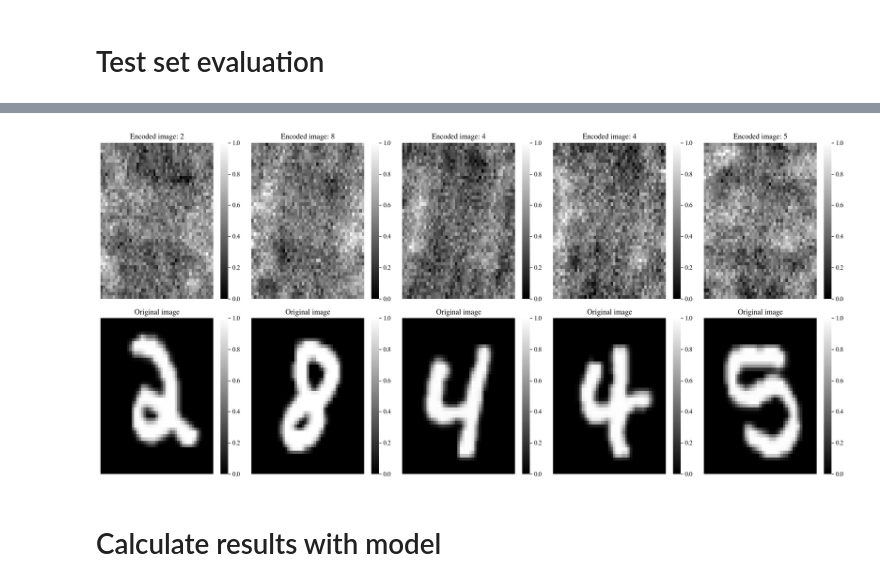
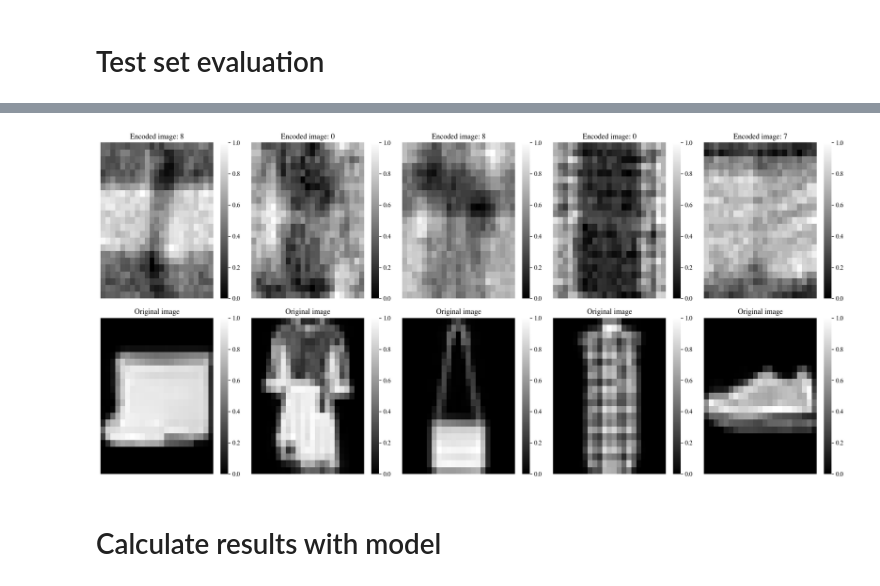
Before and after one commit to jornelasmunoz/UCM_Undergraduate_Research, a Jupyter notebook: jornelasmunoz/notebooks/evaluation_learn_decoder.ipynb, the cells around one changed output, grey strips where cells are left out. Cells and saved outputs as stored; diff of their text form; code cells hidden in the pictures.

```diff
--- a/jornelasmunoz/notebooks/evaluation_learn_decoder.ipynb
+++ b/jornelasmunoz/notebooks/evaluation_learn_decoder.ipynb
@@ -129,32 +154,9 @@ SSIM = StructuralSimilarityIndexMeasure()
 # %%
 # This is to load test sets with different levels of noise. Change level of noise
-model.params['snr'] = 1
+model.params['snr'] = 15
+model.params['dataset'] = 'Fashion'
+# Load data
+train_data, test_data, loaders = load_data(model.params)
 
-# Define transforms
-train_transform_list =[transforms.Grayscale(),
-                       transforms.ToTensor(),
-                       transforms.Resize(params['image_size'], antialias=True),
-                      ]
-# For noiseless data, just normalize values between [0,1]
-# If noise, add desired SNR noise
 if model.params.get('snr') is None:
-    train_transform_list.append(Normalize_01())
-else:
-    train_transform_list.append(Noise_dB(desired_snr=model.params['snr']))
-    train_transform_list.append(Normalize_01())
-
-train_transform = transforms.Compose(train_transform_list)
-target_transform = transforms.Compose(
-            [   transforms.Grayscale(),
-                transforms.ToTensor(),
-                transforms.Resize((params['image_size'],params['image_size']), antialias=True),
-                Normalize_01(),
-                ])
-
-# Define test set
-test_mnist_mura = MNIST_MURA('../data/MNIST/', params, transform=train_transform, target_transform=target_transform, train=False)
-testset = DataLoader(test_mnist_mura, batch_size=1, shuffle=True)
-
-#Fashion MNOST
-# test_fashion_mura = FashionMURA('../data/FashionMNIST/',  params, transform=train_transform, target_transform=target_transform, train=False)
-# testset = DataLoader(test_fashion_mura, batch_size=10, shuffle=True)
+    model.params['snr'] = 'noiseless'
@@ -161,29 +176,29 @@ testset = DataLoader(test_mnist_mura, batch_size=1, shuffle=True)
 # %%
 # Change plotting parameters
 plt.rcParams.update({
     "text.usetex": False,
     "font.family": "Times", #"Computer Modern Serif"
     "figure.figsize" : [17,8],
 })
 # Printing 25 random images from the test dataset
-random_samples = np.random.randint(1, len(testset), (5))
+random_samples = np.random.randint(1, len(test_data), (5))
 count = 0
 for idx in random_samples: #range(random_samples.shape[0]):
     plt.subplot(2, 5, count + 1)
-    sns.heatmap(testset.dataset[idx]['img'].squeeze(0), cmap='gray')
-    plt.title(f'Encoded image: {testset.dataset[idx]["digit"]}')
+    sns.heatmap(loaders['test'].dataset[idx]['img'].squeeze(0), cmap='gray')
+    plt.title(f'Encoded image: {loaders["test"].dataset[idx]["digit"]}')
     plt.axis('off')
     plt.subplot(2, 5, count + 6)
-    sns.heatmap(testset.dataset[idx]['target'].squeeze(0), cmap='gray')
+    sns.heatmap(loaders['test'].dataset[idx]['target'].squeeze(0), cmap='gray')
     plt.title('Original image')
     plt.axis('off')
 
     count += 1
 plt.tight_layout()
-# plt.savefig(RUN_DIR+ f"encoded_examples_snr_{model.params['snr']}.png")
+plt.savefig(model.RUN_DIR+ f"encoded_examples_snr_{model.params['snr']}.png")
 plt.show()
 # %% [output]
-[figure, old version]
+[figure, new version]
 # %% [markdown]
 # Calculate results with model
 # %%
```
Also changed, not shown: parts of 25 cells of this notebook, 39 other files.
